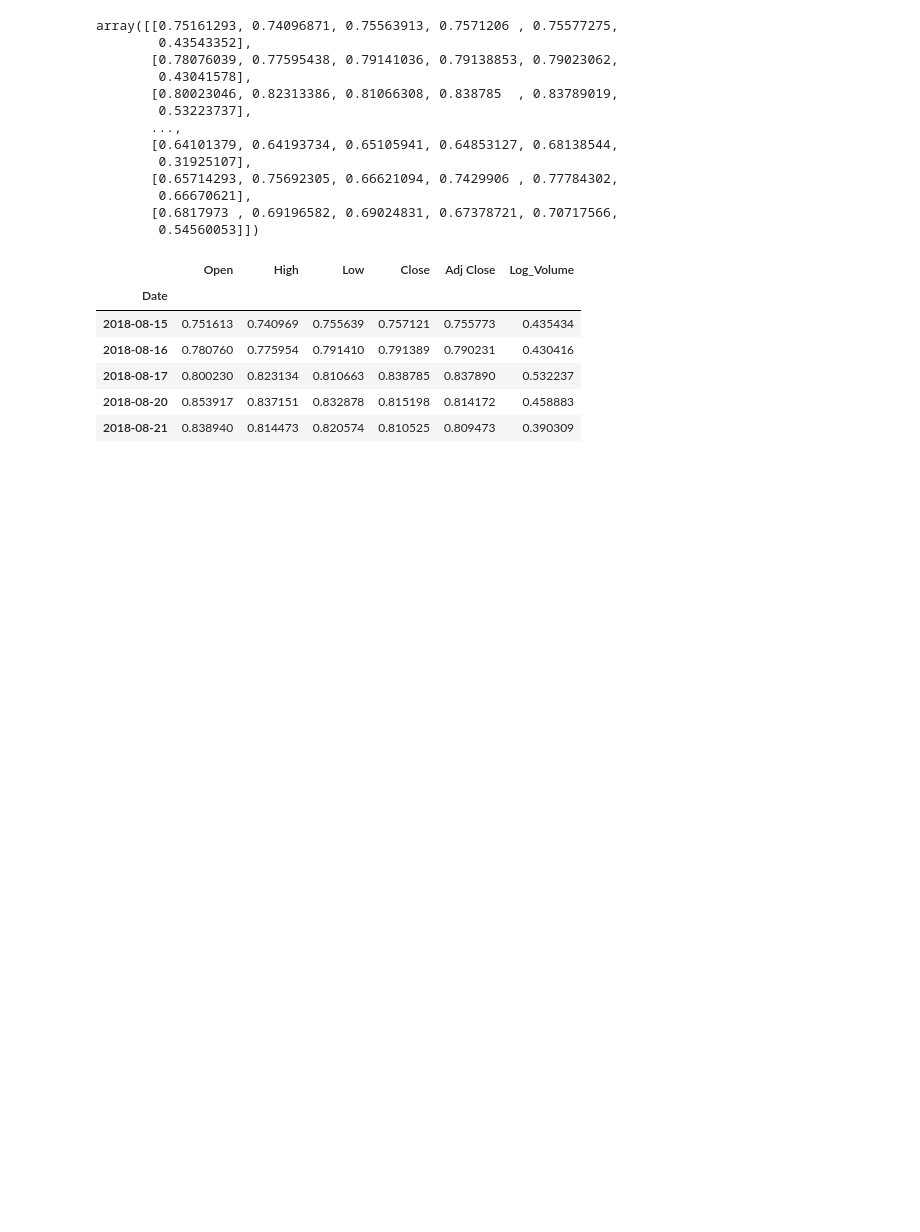
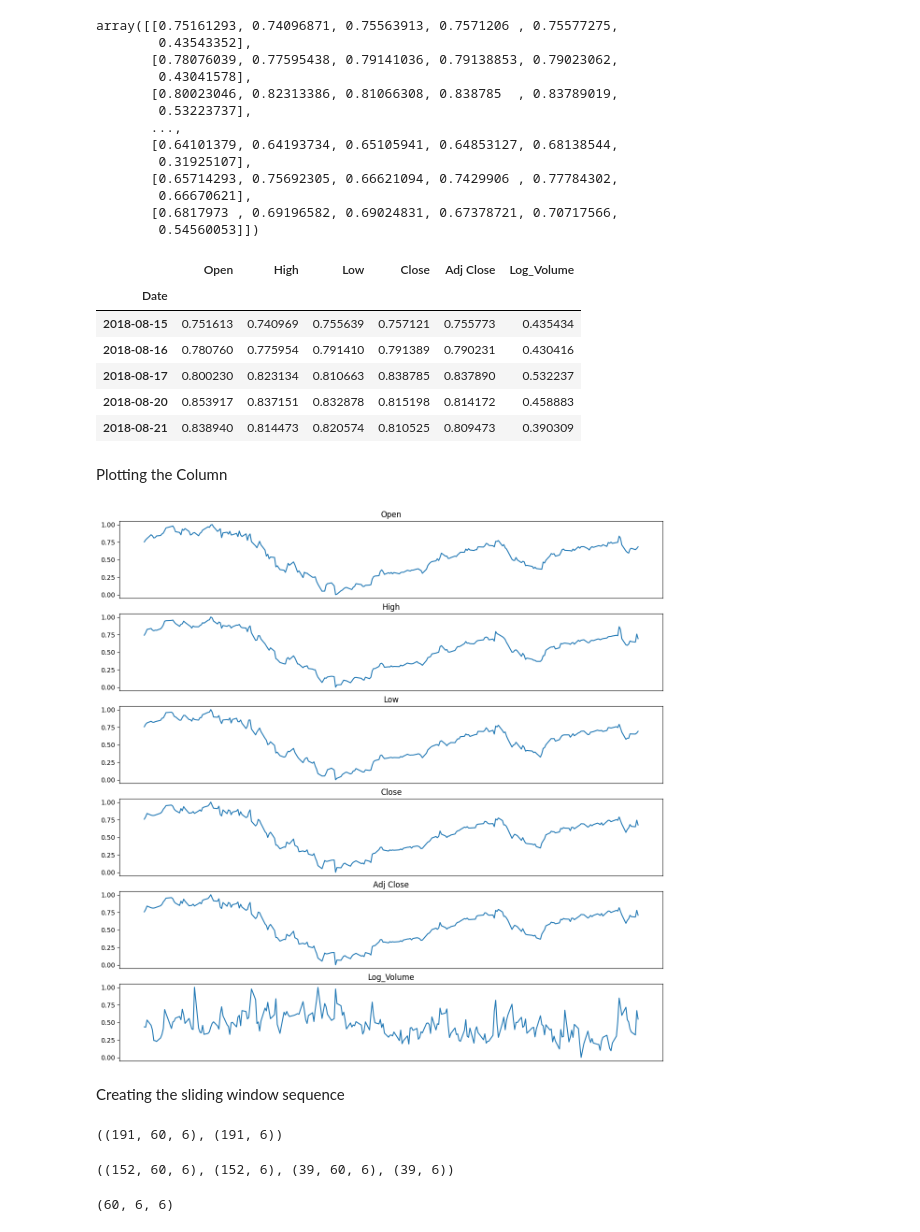
Before and after one commit to Prerana-walvekar/Stock, a Jupyter notebook: apple_stock.ipynb, the cells around one changed output. Saved outputs shown, nothing was run; the diff lists cells and outputs as text; code cells hidden in the pictures; blank space fills up the shorter version.

```diff
--- a/apple_stock.ipynb
+++ b/apple_stock.ipynb
@@ -138,3 +138,17 @@ apple_scaled_df.head()
 | 2018-08-17 | 0.800230 | 0.823134 | 0.810663 | 0.838785 | 0.837890 | 0.532237 |
 | 2018-08-20 | 0.853917 | 0.837151 | 0.832878 | 0.815198 | 0.814172 | 0.458883 |
 | 2018-08-21 | 0.838940 | 0.814473 | 0.820574 | 0.810525 | 0.809473 | 0.390309 |
+# %% [markdown]
+Plotting the Column
+# %%
+plt.rcParams['figure.figsize'] = (15, 15)
+figure, axes = plt.subplots(6)
+
+for ax, col in zip(axes, apple_scaled_df.columns):
+  ax.plot(apple_scaled_df[col])
+  ax.set_title(col)
+  ax.axes.xaxis.set_visible(False)
+# %% [output]
+[figure, added]
+# %% [markdown]
+Creating the sliding window sequence
@@ -140,0 +167,13 @@ apple_scaled_df.head()
+# %%
+X.shape, y.shape
+# %% [output]
+((191, 60, 6), (191, 6))
+# %%
+X_train, X_test, y_train, y_test = train_test_split(X, y, test_size = 0.2, random_state=42)
+X_train.shape, y_train.shape, X_test.shape, y_test.shape
+# %% [output]
+((152, 60, 6), (152, 6), (39, 60, 6), (39, 6))
+# %%
+X_train.shape[1], X_train.shape[2], y_train.shape[1]
+# %% [output]
+(60, 6, 6)
```
Also changed, not shown: parts of 8 cells of this notebook.
